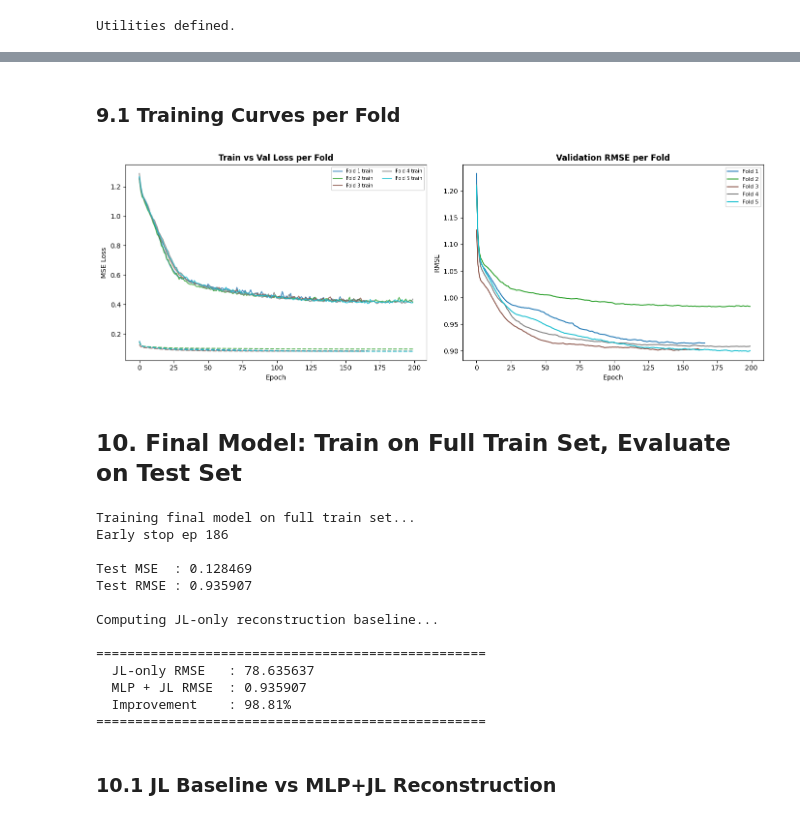
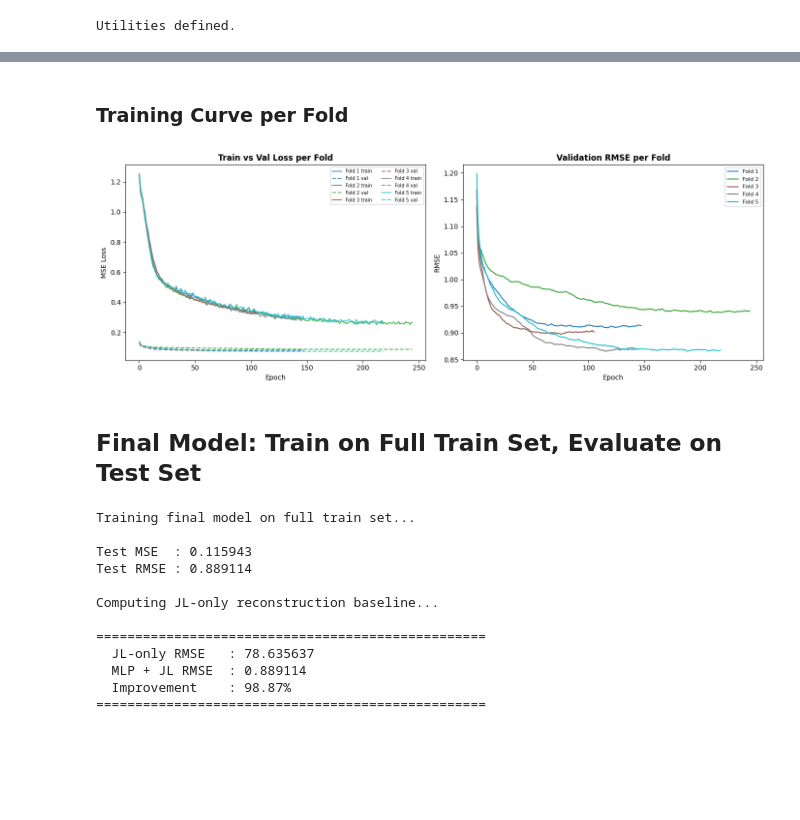
Before and after one commit to chrisjason0505/Genomic-HPC-Pipeline-using-JL-Projections, a Jupyter notebook: JL_MLP_SNP_Pipeline.ipynb, the cells around one changed output, grey strips where cells are left out. Drawn from its saved outputs; the diff is of its cells as text; code cells hidden in the pictures; blank space fills up the shorter version.

```diff
--- a/JL_MLP_SNP_Pipeline.ipynb
+++ b/JL_MLP_SNP_Pipeline.ipynb
@@ -150,7 +150,6 @@ Instead of running a heavy PCA, we randomly project our data down to 128 dimensi
 DATA_PATH     = "data/data_geno_hmp.csv"   # update path if needed
 
 # Option A — Keep k=128, relax ε (honest empirical mode)
-# You're not claiming JL guarantees anymore, you're just using a random projection as a fast compression step and letting the MLP learn what was lost. This is totally valid for your project, you just need to frame it honestly. Change your ε to something you don't claim as a guarantee:
 JL_COMPONENTS = 128
 JL_EPS        = 0.50   # set high — signals you're not claiming JL guarantee
 
@@ -161,13 +160,16 @@ K_FOLDS       = 5         # K-Fold cross-validation
 
 #  MLP
 DROPOUT       = 0.15  # Reduced for better accuracy
+BATCH_SIZE    = 32    # Batch size properly defined
 EPOCHS        = 250  # Increased for better convergence
 LR            = 2e-3  # Increased for faster convergence
 WEIGHT_DECAY  = 1e-4      # L2 regularisation
 GRAD_ACCUM_STEPS = 1      # Gradient accumulation (increase if OOM)
 PATIENCE      = 30  # Increased patience for better final model        # early stopping patience
+HIDDEN_DIMS   = [512, 256, 128] # Added hidden dims
 
 CHECKPOINT_DIR = "checkpoints"
+import os
 os.makedirs(CHECKPOINT_DIR, exist_ok=True)
 print("Awesome, hyperparameters are locked in and ready to roll! ")
 # %% [output]
@@ -222,14 +224,13 @@ The outputs of both are validated to be **bit-identical** — so we get C-speed
 # Calling raw C from Python via ctypes — no Python loop overhead.
 # The C source lives in scripts/encode_utils.c
 # =====================================================================
-import os, sys, glob, ctypes, time
+import os, sys, glob, ctypes, time, sysconfig
 import numpy as np
 
-SCRIPTS_DIR = os.path.join(os.path.dirname(os.path.abspath('.')), 'files', 'scripts')
-# Simpler: resolve relative to the notebook
 SCRIPTS_DIR = os.path.join(os.getcwd(), 'scripts')
 
-pyd_candidates = glob.glob(os.path.join(SCRIPTS_DIR, 'encode_utils_compiled*.pyd'))
+ext_suffix = sysconfig.get_config_var('EXT_SUFFIX')
+pyd_candidates = glob.glob(os.path.join(SCRIPTS_DIR, f'encode_utils_compiled*{ext_suffix}'))
 
 if pyd_candidates:
     print(f'Pre-compiled C library found: {os.path.basename(pyd_candidates[0])}')
@@ -240,7 +241,7 @@ else:
     os.chdir(SCRIPTS_DIR)
     os.system(f'{sys.executable} setup.py build_ext --inplace -q')
     os.chdir(orig_dir)
-    pyd_candidates = glob.glob(os.path.join(SCRIPTS_DIR, 'encode_utils_compiled*.pyd'))
+    pyd_candidates = glob.glob(os.path.join(SCRIPTS_DIR, f'encode_utils_compiled*{ext_suffix}'))
     print('Compilation done!' if pyd_candidates else 'ERROR: Compilation failed!')
 
 # Load the compiled C library via ctypes
@@ -826,30 +913,42 @@ Per-fold         : ['0.91339', '0.98267', '0.90074', '0.90754', '0.89887']
 # %% [markdown]
-### 9.1 Training Curves per Fold
+### Training Curve per Fold
 # %%
+import matplotlib.pyplot as plt
+
 fig, axes = plt.subplots(1, 2, figsize=(14, 5))
 colors = plt.cm.tab10(np.linspace(0, 1, K_FOLDS))
 
 for r, c in zip(fold_results, colors):
     h = r['hist']
+
     axes[0].plot(h['tr'],  color=c, alpha=0.8, label=f"Fold {r['fold']} train")
-    axes[0].plot(h['val'], color=c, alpha=0.8, linestyle='--')
+    axes[0].plot(h['val'], color=c, alpha=0.8, linestyle='--', label=f"Fold {r['fold']} val")
+
     axes[1].plot(h['rmse'], color=c, label=f"Fold {r['fold']}")
 
+# Loss plot
 axes[0].set_title('Train vs Val Loss per Fold', fontweight='bold')
-axes[0].set_xlabel('Epoch'); axes[0].set_ylabel('MSE Loss')
+axes[0].set_xlabel('Epoch')
+axes[0].set_ylabel('MSE Loss')
 axes[0].legend(fontsize=7, ncol=2)
 
+# RMSE plot
 axes[1].set_title('Validation RMSE per Fold', fontweight='bold')
-axes[1].set_xlabel('Epoch'); axes[1].set_ylabel('RMSE')
+axes[1].set_xlabel('Epoch')
+axes[1].set_ylabel('RMSE')
 axes[1].legend(fontsize=8)
 
 plt.tight_layout()
+
+# ensure directory exists
+os.makedirs('outputs/images', exist_ok=True)
 plt.savefig('outputs/images/kfold_curves.png', dpi=150, bbox_inches='tight')
+
 plt.show()
 # %% [output]
-[figure, old version]
+[figure, new version]
 # %% [markdown]
-## 10. Final Model: Train on Full Train Set, Evaluate on Test Set
+##  Final Model: Train on Full Train Set, Evaluate on Test Set
 # %%
 tr_loader_final   = DataLoader(dataset, BATCH_SIZE,
                                sampler=SubsetRandomSampler(train_idx),
@@ -862,7 +961,7 @@ model_final = SNPAutoencoder(JL_COMPONENTS, n_snps, HIDDEN_DIMS, DROPOUT).to(DEV
 opt_f  = optim.AdamW(model_final.parameters(), lr=LR, weight_decay=WEIGHT_DECAY)
 sched_f = optim.lr_scheduler.CosineAnnealingLR(opt_f, T_max=EPOCHS, eta_min=1e-6)
 crit_f  = nn.MSELoss()
-sg_f    = torch.amp.GradScaler(enabled=USE_AMP)
+sg_f    = torch.amp.GradScaler("cuda", enabled=USE_AMP)
 stopper_f = EarlyStopping(PATIENCE, f"{CHECKPOINT_DIR}/final_best.pt")
 
 print("Training final model on full train set...")
@@ -872,7 +971,7 @@ for epoch in range(1, EPOCHS+1):
     if stopper_f(tl, model_final): print(f"Early stop ep {epoch}"); break
 
 model_final.load_state_dict(torch.load(f"{CHECKPOINT_DIR}/final_best.pt",
-                                        map_location=DEVICE))
+                                        map_location=DEVICE, weights_only=True))
 test_loss, test_rmse = evaluate(model_final, test_loader_final, crit_f)
 print(f"\nTest MSE  : {test_loss:.6f}")
 print(f"Test RMSE : {test_rmse:.6f}")
@@ -892,18 +991,15 @@ print(f"  Improvement    : {improvement:.2f}%")
 print(f"{'='*50}")
 # %% [output]
 Training final model on full train set...
-Early stop ep 186
 
-Test MSE  : 0.128469
-Test RMSE : 0.935907
+Test MSE  : 0.115943
+Test RMSE : 0.889114
 
 Computing JL-only reconstruction baseline...
 
 ==================================================
   JL-only RMSE   : 78.635637
-  MLP + JL RMSE  : 0.935907
-  Improvement    : 98.81%
+  MLP + JL RMSE  : 0.889114
+  Improvement    : 98.87%
 ==================================================
-# %% [markdown]
-### 10.1 JL Baseline vs MLP+JL Reconstruction
 # %% [markdown]
```
Also changed, not shown: parts of 31 cells of this notebook.
